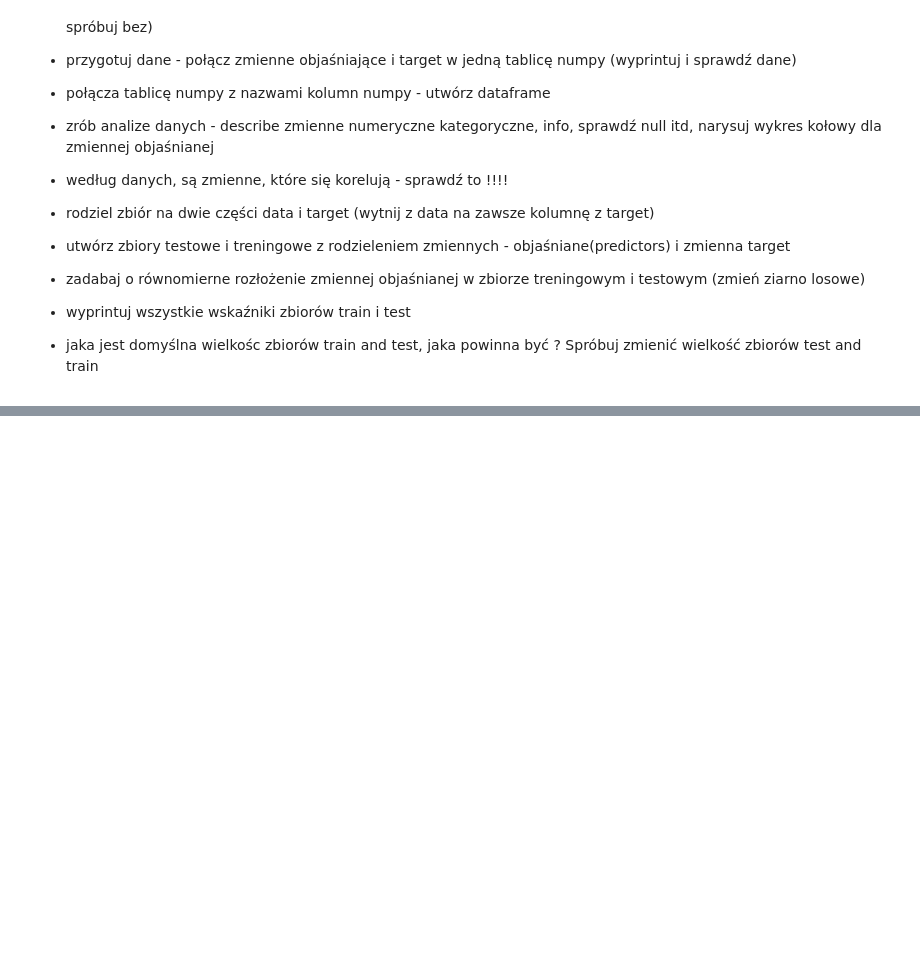
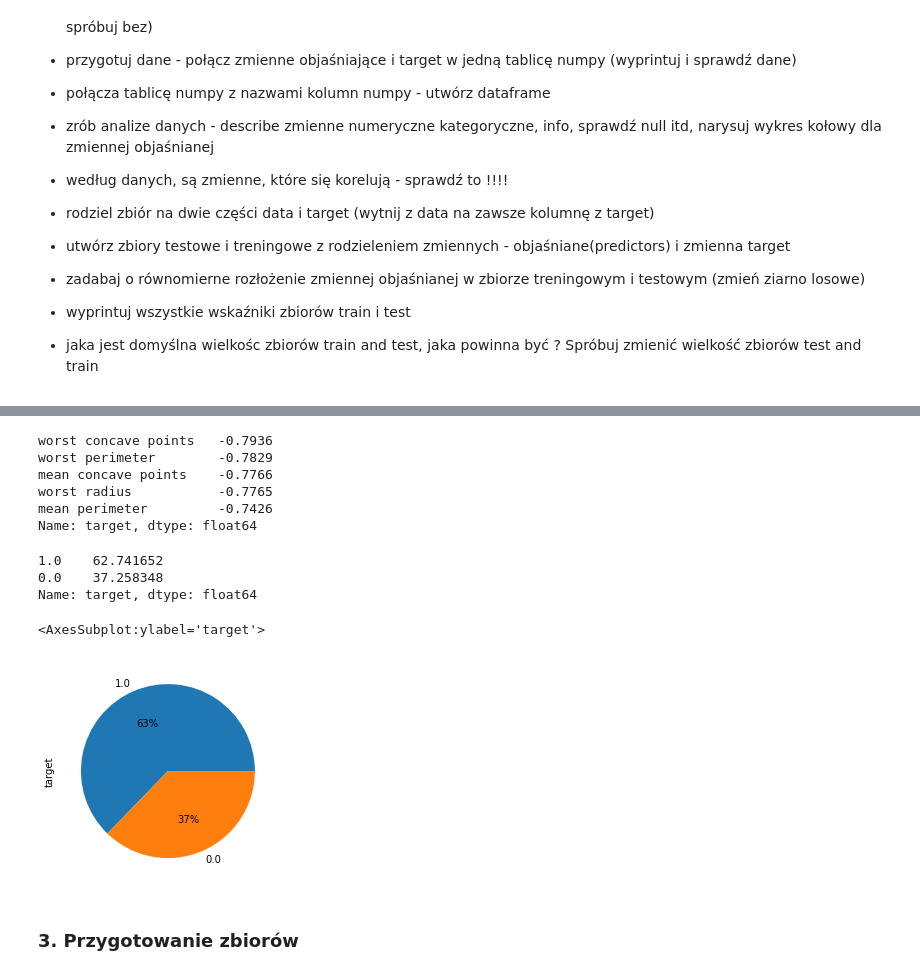
Before and after one commit to Daniel-Prus/machine_learning, a Jupyter notebook: machine_learning_bootcamp_cz_1/1.Przygotowanie danych do modelu/Ćwiczenie 4. Przygotowywanie zbiorów train and test.ipynb, the cells around one changed output, grey strips where cells are left out. Saved outputs shown, nothing was run; the diff lists cells and outputs as text; code cells hidden in the pictures; blank space fills up the shorter version.

```diff
--- a/machine_learning_bootcamp_cz_1/1.Przygotowanie danych do modelu/Ćwiczenie 4. Przygotowywanie zbiorów train and test.ipynb
+++ b/machine_learning_bootcamp_cz_1/1.Przygotowanie danych do modelu/Ćwiczenie 4. Przygotowywanie zbiorów train and test.ipynb
@@ -46,0 +100,4 @@
+# %%
+data_merged = np.c_[data_np, target_np]
+# %%
+df_raw = pd.DataFrame(data =data_merged, columns = raw_data['feature_names'].tolist() + ['target'])
@@ -46,0 +120,2 @@
+# %%
+df = df_raw.copy()
@@ -46,0 +166,23 @@
+# %%
+corr.sort_values().head()
+# %% [output]
+worst concave points   -0.7936
+worst perimeter        -0.7829
+mean concave points    -0.7766
+worst radius           -0.7765
+mean perimeter         -0.7426
+Name: target, dtype: float64
+# %%
+target_pcts = df['target'].value_counts() /len(df['target']) * 100
+target_pcts
+# %% [output]
+1.0    62.741652
+0.0    37.258348
+Name: target, dtype: float64
+# %%
+target_pcts.plot(kind='pie', autopct = '%.0f%%')
+# %% [output]
+<AxesSubplot:ylabel='target'>
+[figure, added]
+# %% [markdown]
+### 3. Przygotowanie zbiorów
```
Also changed, not shown: parts of 19 cells of this notebook, 12 other files.
